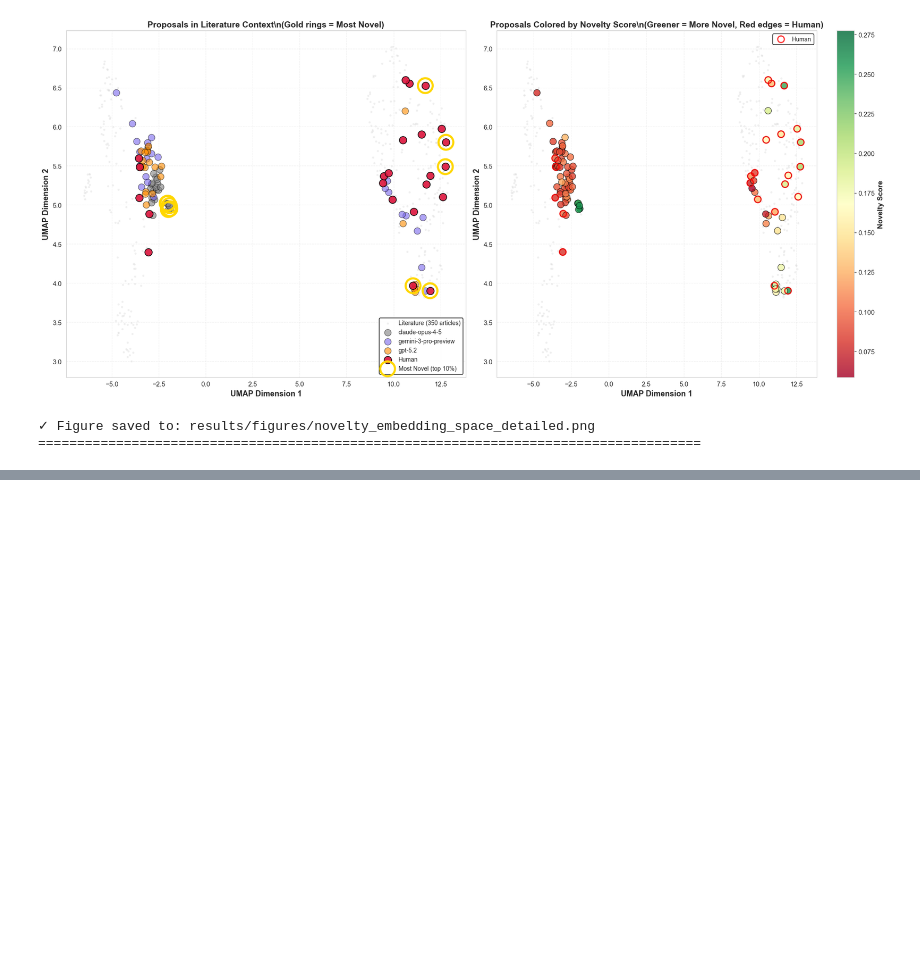
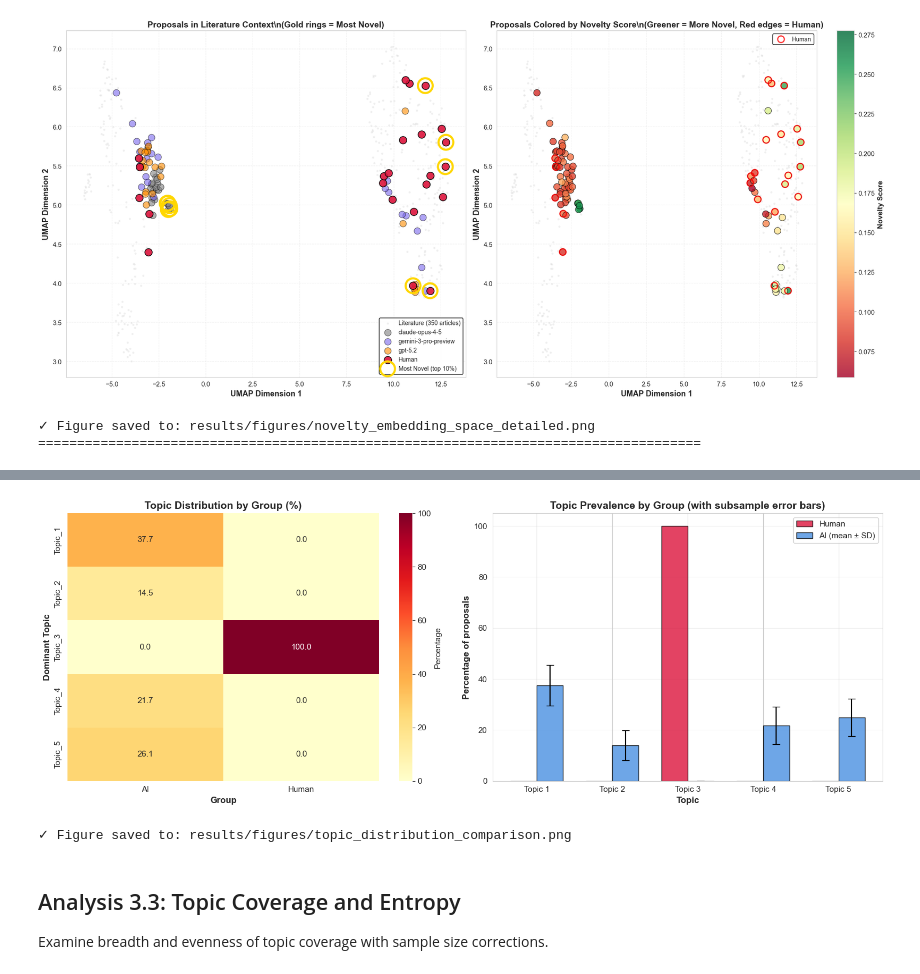
Before and after one commit to eveyhuang/human-AI-proposal, a Jupyter notebook: compare_proposals_baseline.ipynb, the cells around one changed output, grey strips where cells are left out. Cells and saved outputs as stored; diff of their text form; code cells hidden in the pictures; blank space fills up the shorter version.

Commit message:
done with part 2 and 3 for baseline

```diff
--- a/compare_proposals.ipynb
+++ b/compare_proposals_baseline.ipynb
@@ -58,6 +58,11 @@ print(f"✓ CUDA available: {torch.cuda.is_available()}")
 ✓ CUDA available: False
 # %% [markdown]
 ## Helper Functions
+# %%
+def retrieve_embeddings(type):
+    with open(f'data/embeddings/{type}/proposal_embeddings_human_ai_baseline.pkl', 'rb') as f:
+        embeddings_data = pickle.load(f)
+    return embeddings_data
 # %%
 def cliffs_delta(group1, group2):
     """
@@ -411,8 +416,7 @@ print(f"  File size: {embeddings_file.stat().st_size / 1024 / 1024:.2f} MB")
 # %% [markdown]
 ## Retrieve saved embeddings
 # %%
-with open('data/embeddings/proposal_embeddings_human_ai_baseline.pkl', 'rb') as f:
-    embeddings_data = pickle.load(f)
+embeddings_data = retrieve_embeddings('full_proposals')
 
 ai_embeddings = embeddings_data['ai_embeddings']
 human_embeddings = embeddings_data['human_embeddings']
@@ -3047,0 +3544,60 @@ print("="*85)
+# %%
+# Visualization: Topic distribution by group
+fig, axes = plt.subplots(1, 2, figsize=(16, 6))
+
+# Panel 1: Heatmap of topic × source
+ax1 = axes[0]
+contingency_pct = pd.crosstab(doc_topic_df['dominant_topic'], doc_topic_df['group'], normalize='columns') * 100
+sns.heatmap(contingency_pct, annot=True, fmt='.1f', cmap='YlOrRd', ax=ax1, cbar_kws={'label': 'Percentage'})
+ax1.set_title('Topic Distribution by Group (%)', fontsize=14, fontweight='bold')
+ax1.set_xlabel('Group', fontsize=12, fontweight='bold')
+ax1.set_ylabel('Dominant Topic', fontsize=12, fontweight='bold')
+
+# Panel 2: Bar plot with error bars from subsampling
+ax2 = axes[1]
+topic_labels = [f'Topic {i+1}' for i in range(n_topics)]
+x = np.arange(len(topic_labels))
+width = 0.35
+
+# Human percentages
+human_counts = contingency_table['Human']
+human_pcts = (human_counts / human_counts.sum() * 100).values
+
+# AI percentages with subsample SDs
+ai_pcts_mean = []
+ai_pcts_std = []
+
+for topic in contingency_table.index:
+    ai_subsample_pcts = []
+    for _ in range(200):  # 200 subsamples for error bars
+        ai_indices = doc_topic_df[doc_topic_df['group'] == 'AI'].index
+        sampled = doc_topic_df.loc[np.random.choice(ai_indices, size=len(human_abstracts), replace=False)]
+        pct = (sampled['dominant_topic'] == topic).sum() / len(human_abstracts) * 100
+        ai_subsample_pcts.append(pct)
+    ai_pcts_mean.append(np.mean(ai_subsample_pcts))
+    ai_pcts_std.append(np.std(ai_subsample_pcts))
+
+ax2.bar(x - width/2, human_pcts, width, label='Human', color='#DC143C', alpha=0.8, edgecolor='black')
+ax2.bar(x + width/2, ai_pcts_mean, width, yerr=ai_pcts_std, label='AI (mean ± SD)',
+        color='#4A90E2', alpha=0.8, edgecolor='black', capsize=5)
+
+ax2.set_xlabel('Topic', fontsize=12, fontweight='bold')
+ax2.set_ylabel('Percentage of proposals', fontsize=12, fontweight='bold')
+ax2.set_title('Topic Prevalence by Group (with subsample error bars)', fontsize=14, fontweight='bold')
+ax2.set_xticks(x)
+ax2.set_xticklabels(topic_labels)
+ax2.legend(fontsize=11)
+ax2.grid(axis='y', alpha=0.3)
+
+plt.tight_layout()
+plt.savefig('results/figures/topic_distribution_comparison.png', dpi=300, bbox_inches='tight')
+plt.show()
+
+print("✓ Figure saved to: results/figures/topic_distribution_comparison.png")
+# %% [output]
+[figure, added]
+✓ Figure saved to: results/figures/topic_distribution_comparison.png
+# %% [markdown]
+## Analysis 3.3: Topic Coverage and Entropy
+
+Examine breadth and evenness of topic coverage with sample size corrections.
```
Also changed, not shown: parts of 24 cells of this notebook, 4 other files.
